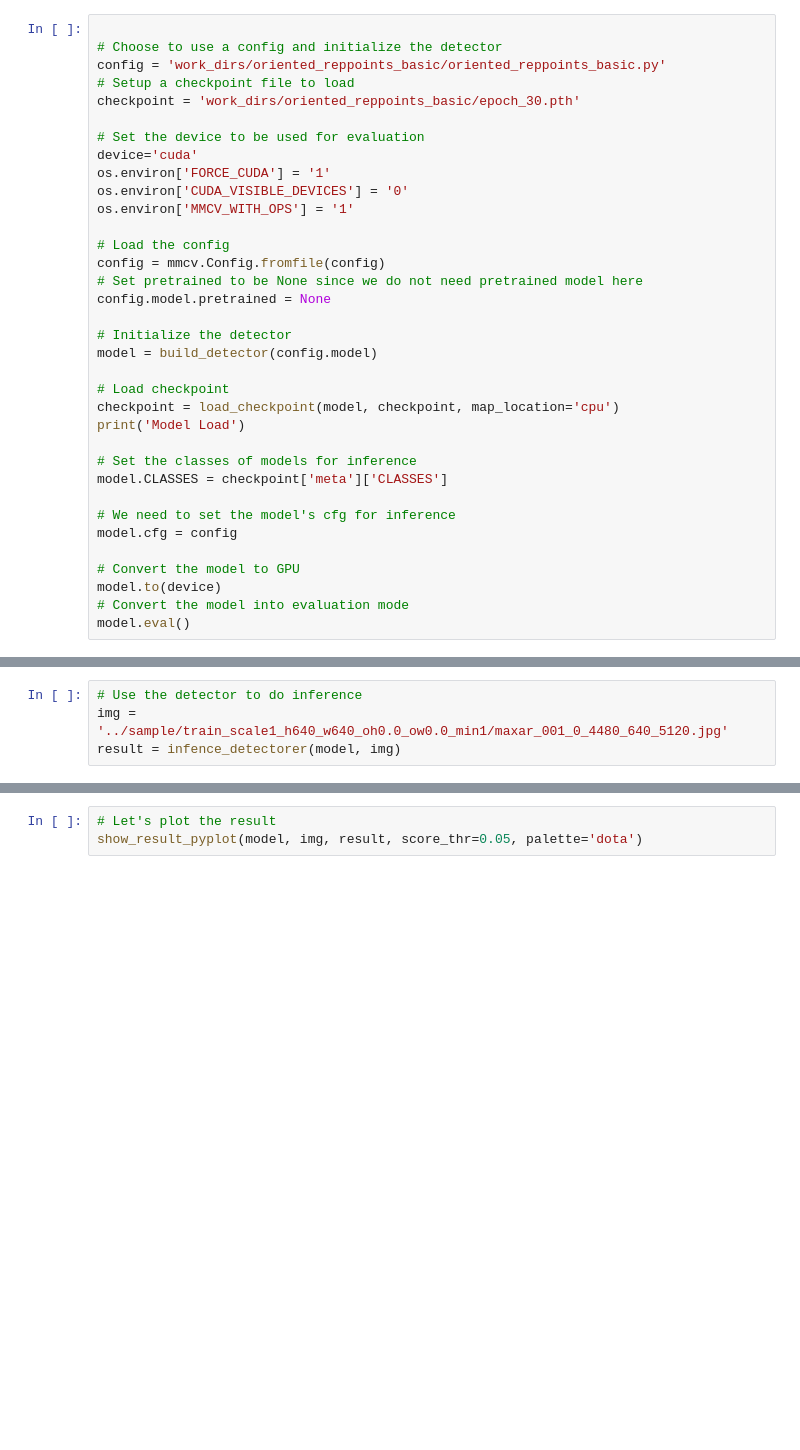
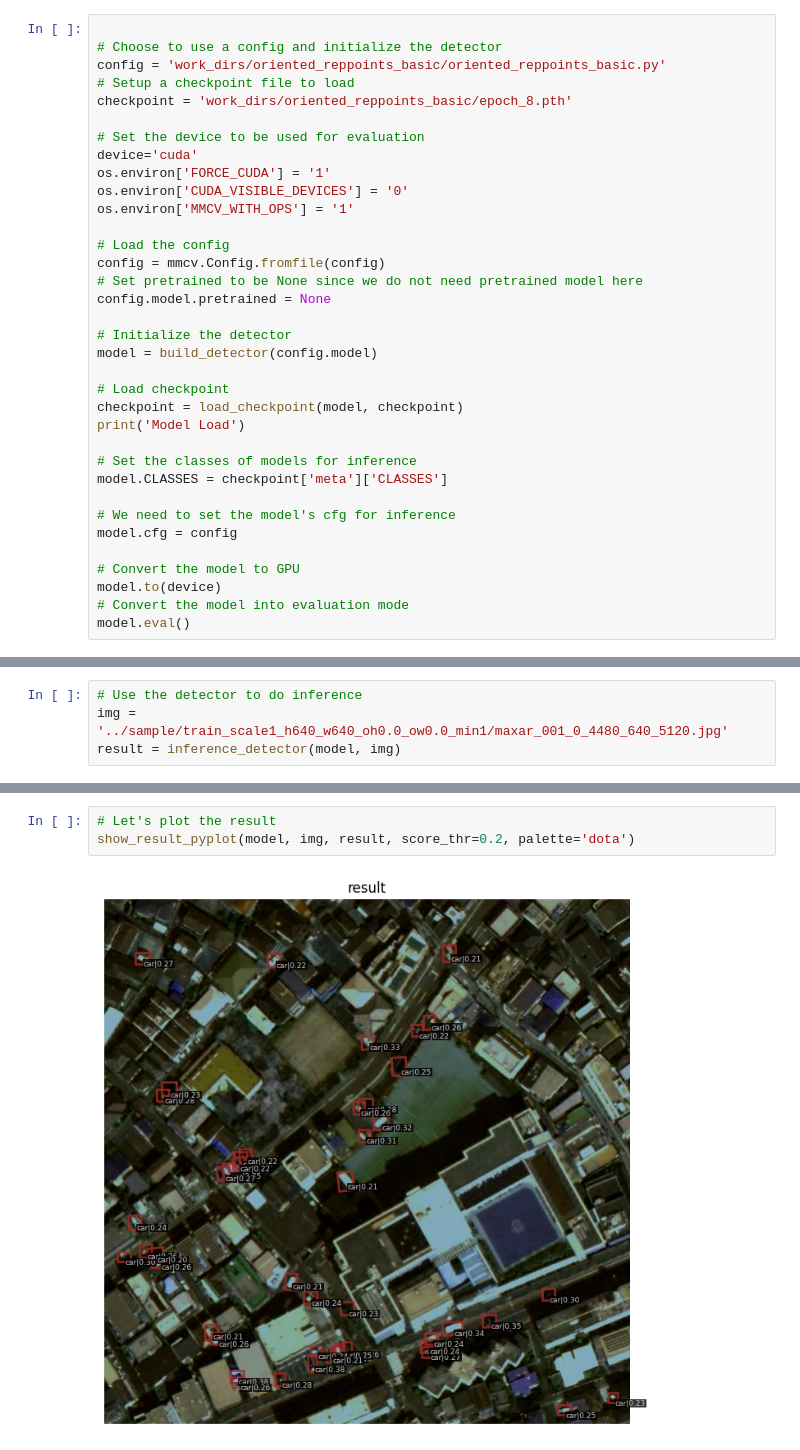
Before and after one commit to sorabatake/article_32976_car-detection, a Jupyter notebook: src/003_inference_mmrotate.ipynb, the cells around one changed output, grey strips where cells are left out. Saved outputs shown, nothing was run; the diff lists cells and outputs as text; blank space fills up the shorter version.

Commit message:
[ADD] mmrotate inference

```diff
--- a/src/003_inference_mmrotate.ipynb
+++ b/src/003_inference_mmrotate.ipynb
@@ -68,7 +30,7 @@ ImportError: cannot import name 'infence_detectorer' from 'mmrotate.models' (/mm
 # Choose to use a config and initialize the detector
 config = 'work_dirs/oriented_reppoints_basic/oriented_reppoints_basic.py'
 # Setup a checkpoint file to load
-checkpoint = 'work_dirs/oriented_reppoints_basic/epoch_30.pth'
+checkpoint = 'work_dirs/oriented_reppoints_basic/epoch_8.pth'
 
 # Set the device to be used for evaluation
 device='cuda'
@@ -85,7 +47,7 @@ config.model.pretrained = None
 model = build_detector(config.model)
 
 # Load checkpoint
-checkpoint = load_checkpoint(model, checkpoint, map_location='cpu')
+checkpoint = load_checkpoint(model, checkpoint)
 print('Model Load')
 
 # Set the classes of models for inference
@@ -109,4 +83,4 @@ If you want to use the NVIDIA RTX A6000 GPU with PyTorch, please check the instr
 # %%
 # Use the detector to do inference
 img = '../sample/train_scale1_h640_w640_oh0.0_ow0.0_min1/maxar_001_0_4480_640_5120.jpg'
-result = infence_detectorer(model, img)
+result = inference_detector(model, img)
@@ -115,3 +87,5 @@ RuntimeError: min_area_polygons_impl: implementation for device cpu not found.
 # %%
 # Let's plot the result
-show_result_pyplot(model, img, result, score_thr=0.05, palette='dota')
+show_result_pyplot(model, img, result, score_thr=0.2, palette='dota')
+# %% [output]
+[figure, added]
```
Also changed, not shown: parts of 6 cells of this notebook.
